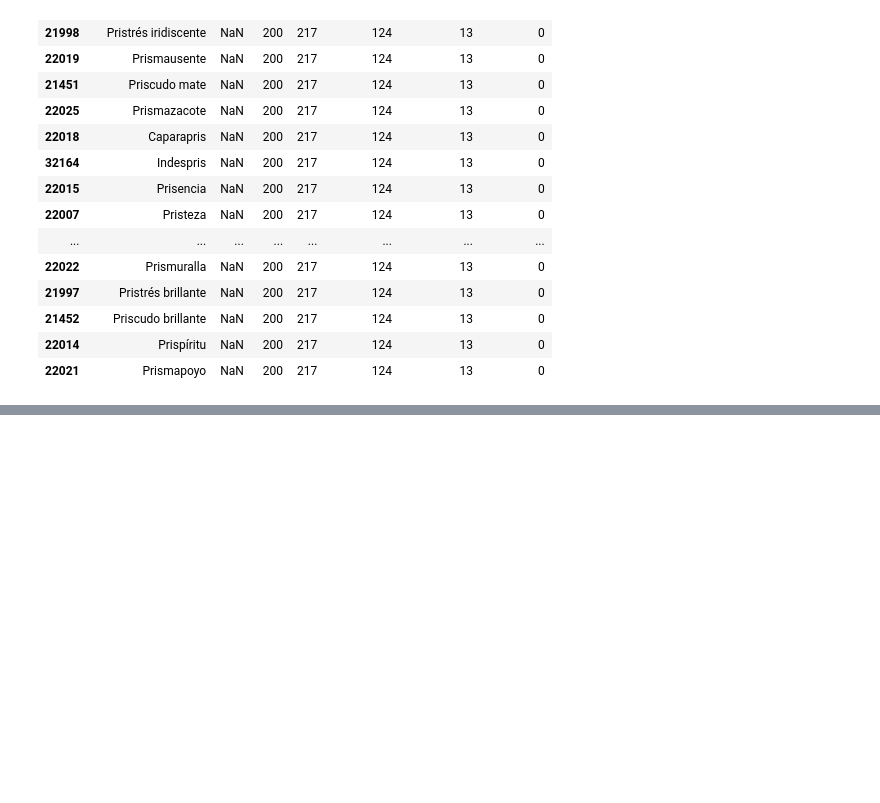
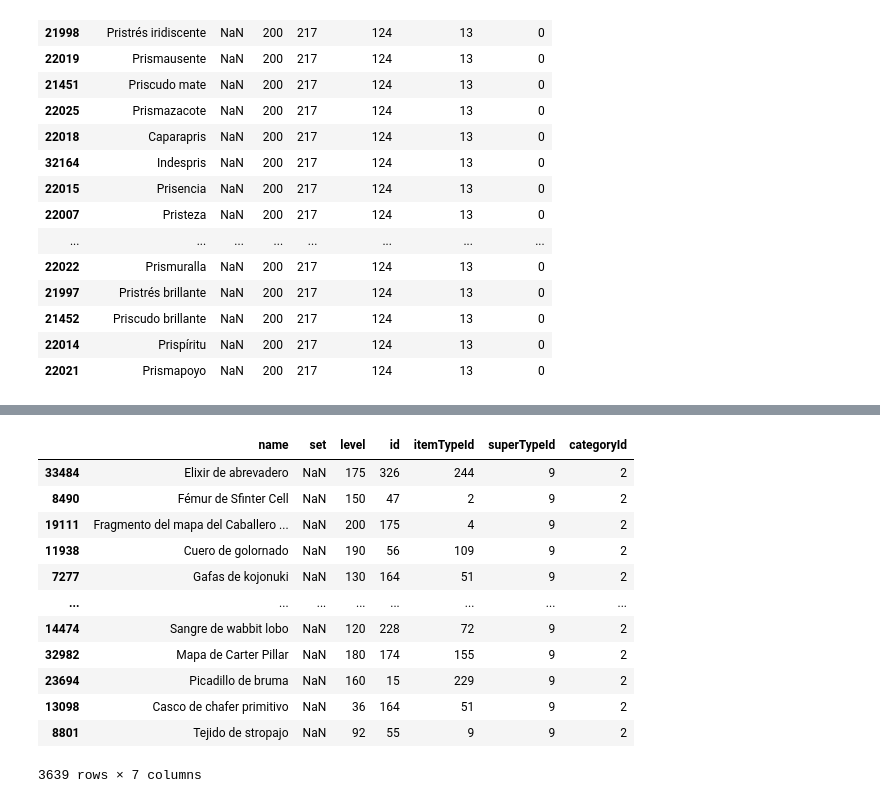
Before and after one commit to jdtibochab/dofus-set-optimizer, a Jupyter notebook: Optimize-Sacri.ipynb, the cells around one changed output, grey strips where cells are left out. Cells and saved outputs as stored; diff of their text form; code cells hidden in the pictures; blank space fills up the shorter version.

```diff
--- a/Optimize-Sacri.ipynb
+++ b/Optimize-Sacri.ipynb
@@ -270,3 +256,19 @@ Items[(Items["superTypeId"]==124)]
+# %%
+Items[(Items["superTypeId"].isin([9]))]
+# %% [output]
+|  | name | set | level | id | itemTypeId | superTypeId | categoryId |
+| 33484 | Elixir de abrevadero | NaN | 175 | 326 | 244 | 9 | 2 |
+| 8490 | Fémur de Sfinter Cell | NaN | 150 | 47 | 2 | 9 | 2 |
+| 19111 | Fragmento del mapa del Caballero ... | NaN | 200 | 175 | 4 | 9 | 2 |
+| 11938 | Cuero de golornado | NaN | 190 | 56 | 109 | 9 | 2 |
+| 7277 | Gafas de kojonuki | NaN | 130 | 164 | 51 | 9 | 2 |
+| ... | ... | ... | ... | ... | ... | ... | ... |
+| 14474 | Sangre de wabbit lobo | NaN | 120 | 228 | 72 | 9 | 2 |
+| 32982 | Mapa de Carter Pillar | NaN | 180 | 174 | 155 | 9 | 2 |
+| 23694 | Picadillo de bruma | NaN | 160 | 15 | 229 | 9 | 2 |
+| 13098 | Casco de chafer primitivo | NaN | 36 | 164 | 51 | 9 | 2 |
+| 8801 | Tejido de stropajo | NaN | 92 | 55 | 9 | 9 | 2 |
+3639 rows × 7 columns
 # %%
 chr.set_summary()
 # %%
```
Also changed, not shown: parts of 3 cells of this notebook, 14 other files.
